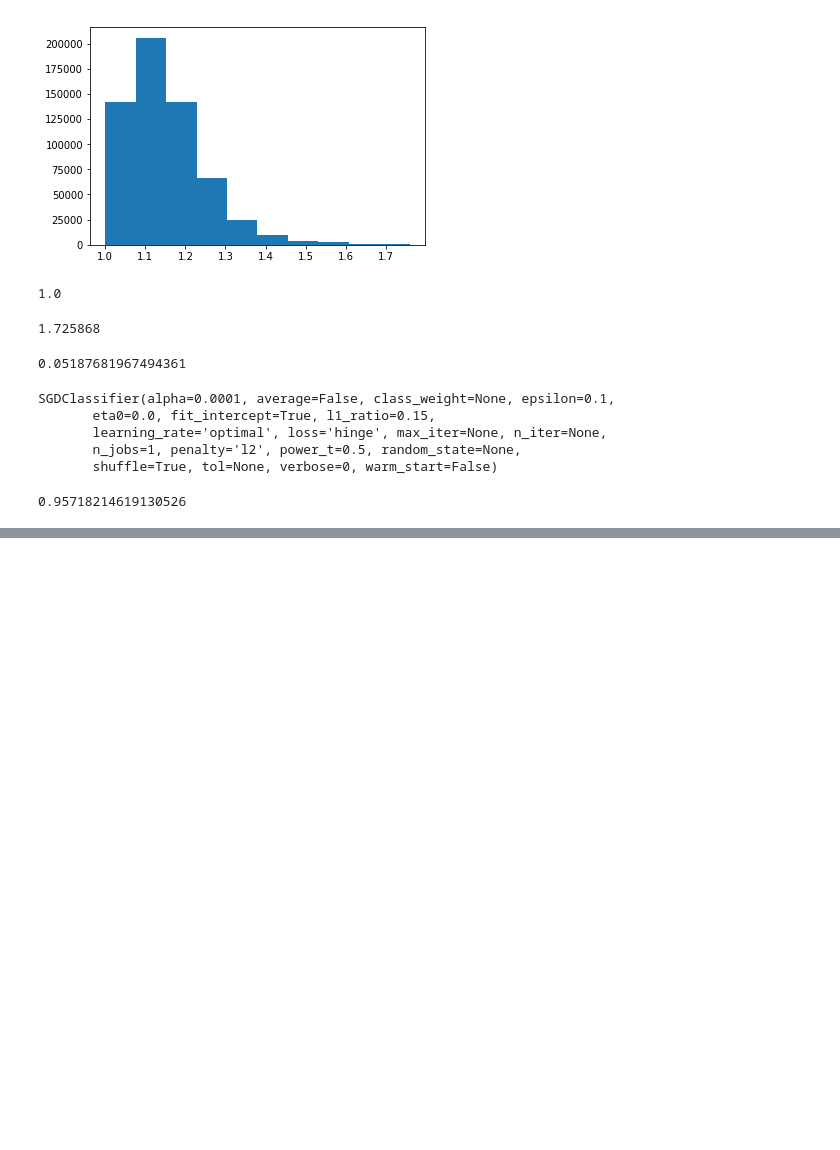
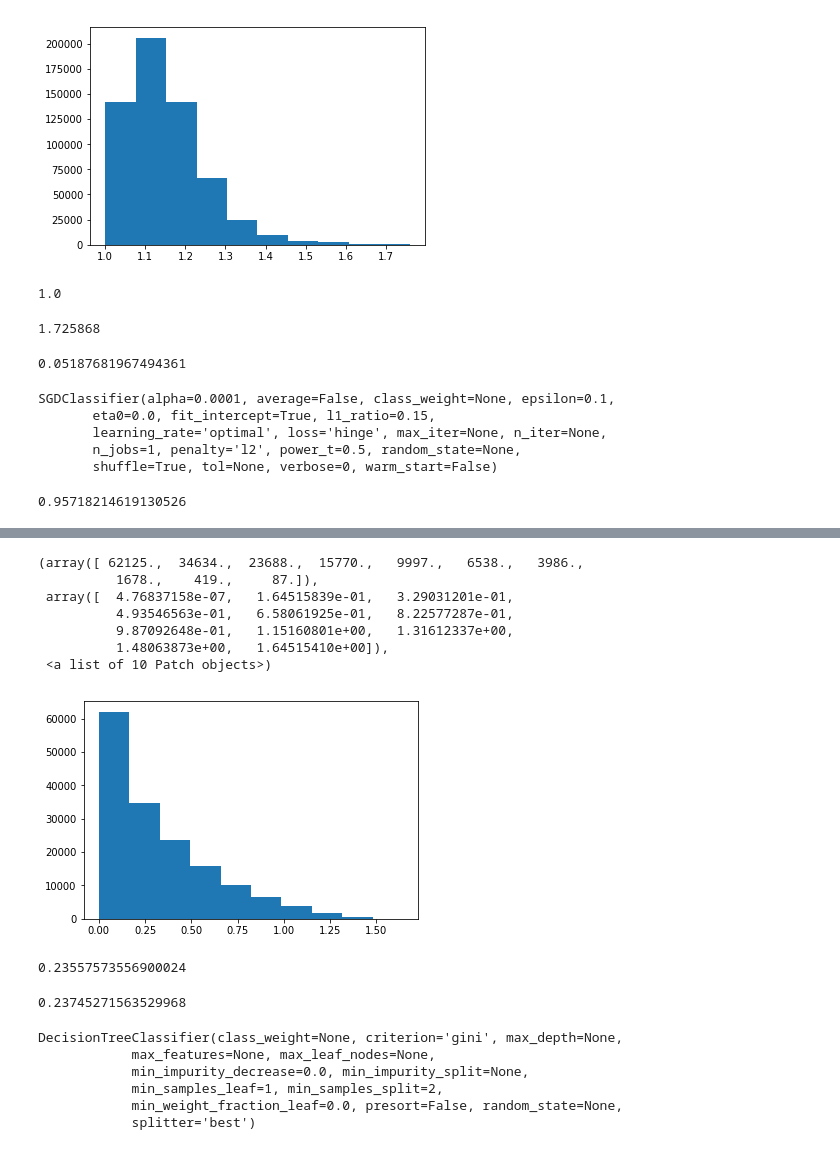
Before and after one commit to tomahawklin/SparseFeatureLearning, a Jupyter notebook: src/Multi-task Analysis.ipynb, the cells around one changed output, grey strips where cells are left out. Drawn from its saved outputs; the diff is of its cells as text; code cells hidden in the pictures; blank space fills up the shorter version.

```diff
--- a/src/Multi-task Analysis.ipynb
+++ b/src/Multi-task Analysis.ipynb
@@ -109,0 +140,19 @@ roc_auc_score(test[:, 1], y_hat)
+# %%
+plt.hist(test_abs_error)
+# %% [output]
+(array([ 62125.,  34634.,  23688.,  15770.,   9997.,   6538.,   3986.,
+          1678.,    419.,     87.]),
+ array([  4.76837158e-07,   1.64515839e-01,   3.29031201e-01,
+          4.93546563e-01,   6.58061925e-01,   8.22577287e-01,
+          9.87092648e-01,   1.15160801e+00,   1.31612337e+00,
+          1.48063873e+00,   1.64515410e+00]),
+ <a list of 10 Patch objects>)
+[figure, added]
+# %%
+np.median(train_abs_error)
+# %% [output]
+0.23557573556900024
+# %%
+np.median(test_abs_error)
+# %% [output]
+0.23745271563529968
@@ -109,0 +165,10 @@ roc_auc_score(test[:, 1], y_hat)
+# %%
+clf = DecisionTreeClassifier()
+clf.fit(np.array(train_pred).reshape(-1, 1), train_labels)
+# %% [output]
+DecisionTreeClassifier(class_weight=None, criterion='gini', max_depth=None,
+            max_features=None, max_leaf_nodes=None,
+            min_impurity_decrease=0.0, min_impurity_split=None,
+            min_samples_leaf=1, min_samples_split=2,
+            min_weight_fraction_leaf=0.0, presort=False, random_state=None,
+            splitter='best')
```
Also changed, not shown: parts of 11 cells of this notebook, 3 other files.
